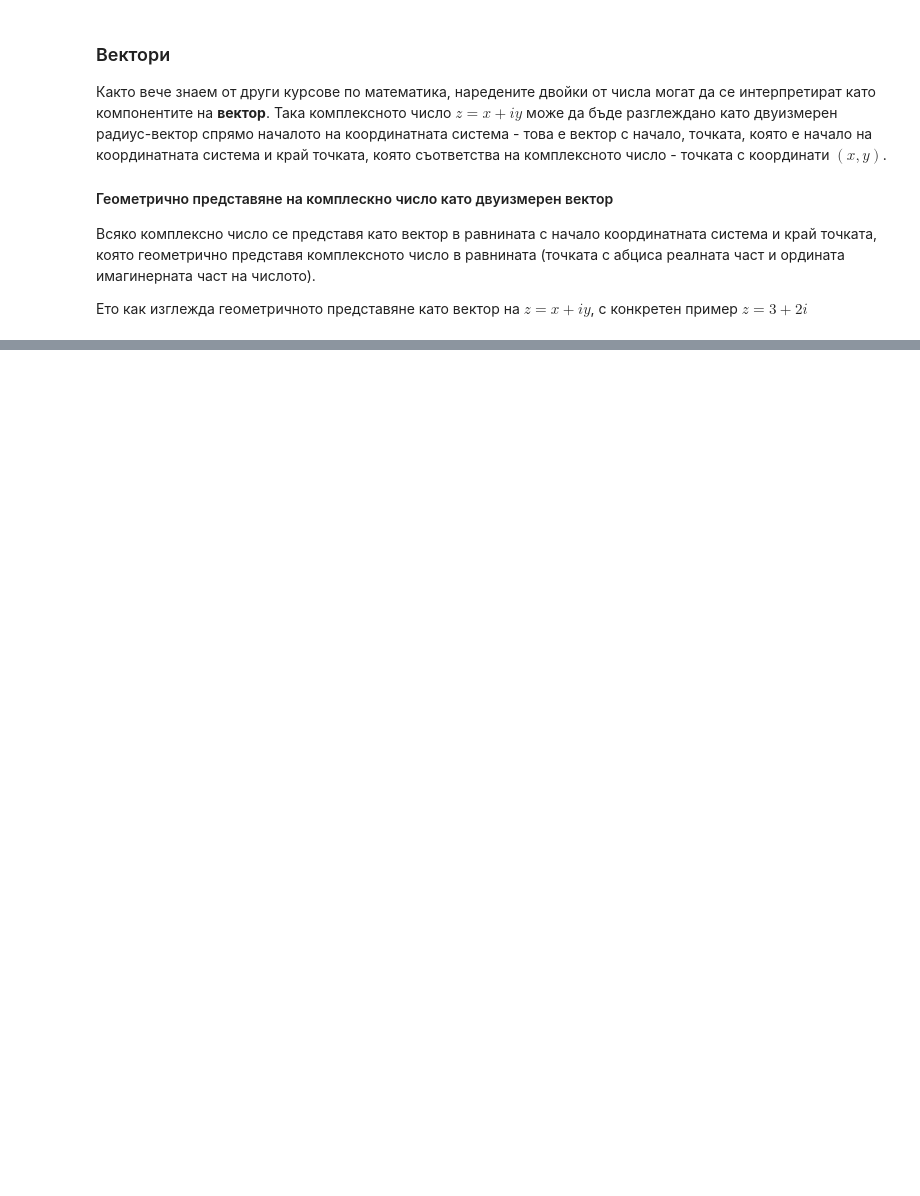
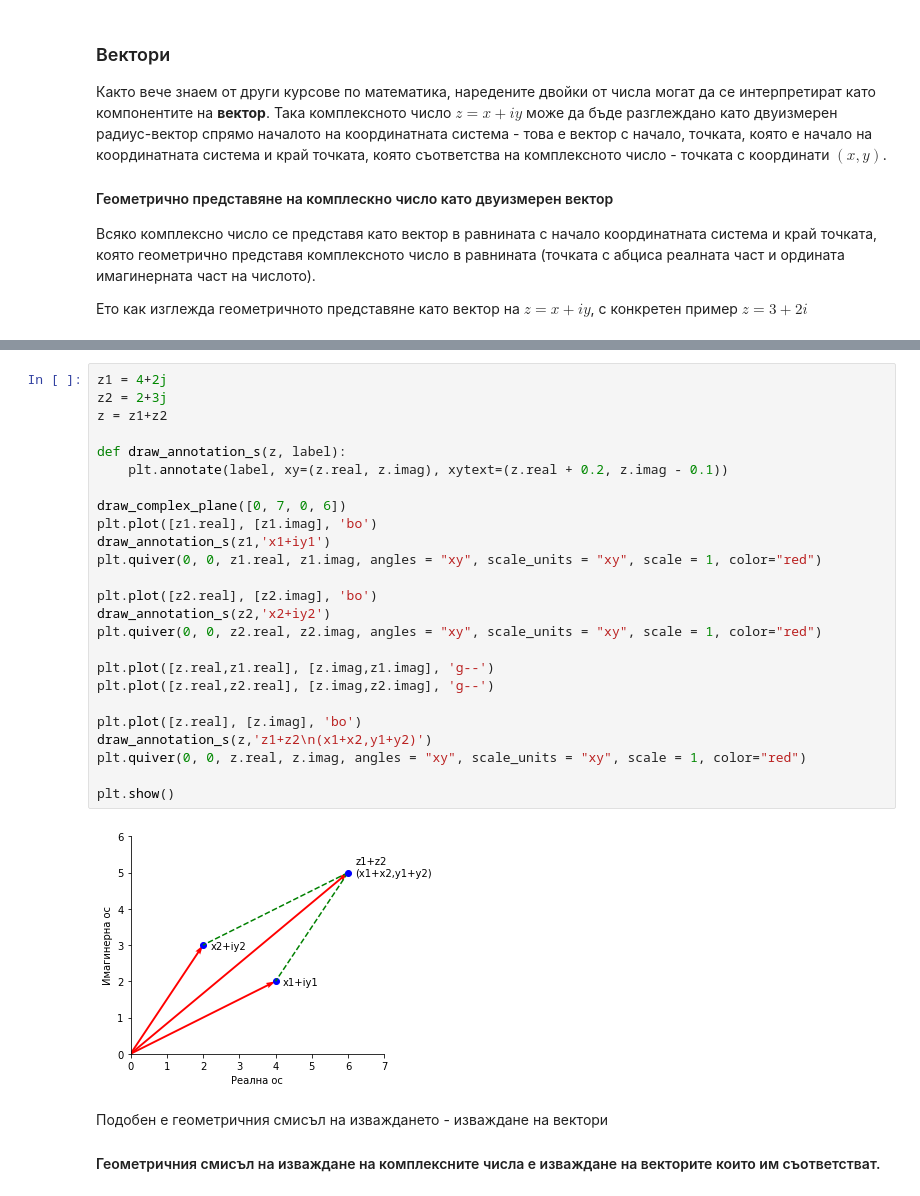
Before and after one commit to ogerassimov/ogi-teach-resources, a Jupyter notebook: ComplexNumbers/ComplexNumbers.ipynb, the cells around one changed output, grey strips where cells are left out. Drawn from its saved outputs; the diff is of its cells as text; blank space fills up the shorter version.

```diff
--- a/ComplexNumbers/ComplexNumbers.ipynb
+++ b/ComplexNumbers/ComplexNumbers.ipynb
@@ -873 +1000,32 @@ plt.show()
+# %%
+z1 = 4+2j
+z2 = 2+3j
+z = z1+z2
+
+def draw_annotation_s(z, label):
+    plt.annotate(label, xy=(z.real, z.imag), xytext=(z.real + 0.2, z.imag - 0.1))
+
+draw_complex_plane([0, 7, 0, 6])
+plt.plot([z1.real], [z1.imag], 'bo')
+draw_annotation_s(z1,'x1+iy1')
+plt.quiver(0, 0, z1.real, z1.imag, angles = "xy", scale_units = "xy", scale = 1, color="red")
+
+plt.plot([z2.real], [z2.imag], 'bo')
+draw_annotation_s(z2,'x2+iy2')
+plt.quiver(0, 0, z2.real, z2.imag, angles = "xy", scale_units = "xy", scale = 1, color="red")
+
+plt.plot([z.real,z1.real], [z.imag,z1.imag], 'g--')
+plt.plot([z.real,z2.real], [z.imag,z2.imag], 'g--')
+
+plt.plot([z.real], [z.imag], 'bo')
+draw_annotation_s(z,'z1+z2\n(x1+x2,y1+y2)')
+plt.quiver(0, 0, z.real, z.imag, angles = "xy", scale_units = "xy", scale = 1, color="red")
+
+plt.show()
+# %% [output]
+[figure, added]
+# %% [markdown]
+Подобен е геометричния смисъл на изваждането - изваждане на вектори
+
+#### Геометричния смисъл на изваждане на комплексните числа е изваждане на векторите които им съответстват.
 # %% [markdown]
```
Also changed, not shown: parts of 6 cells of this notebook.
